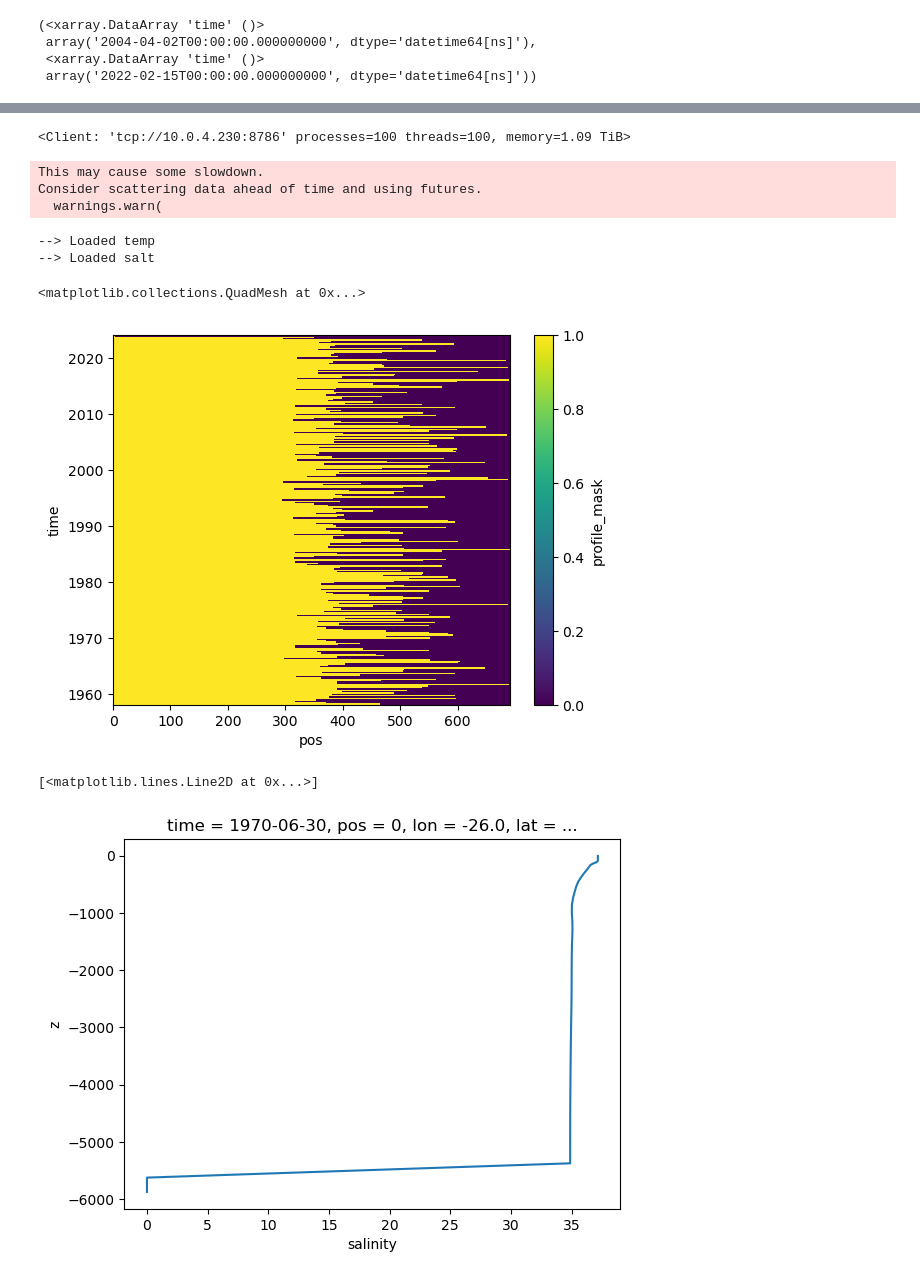
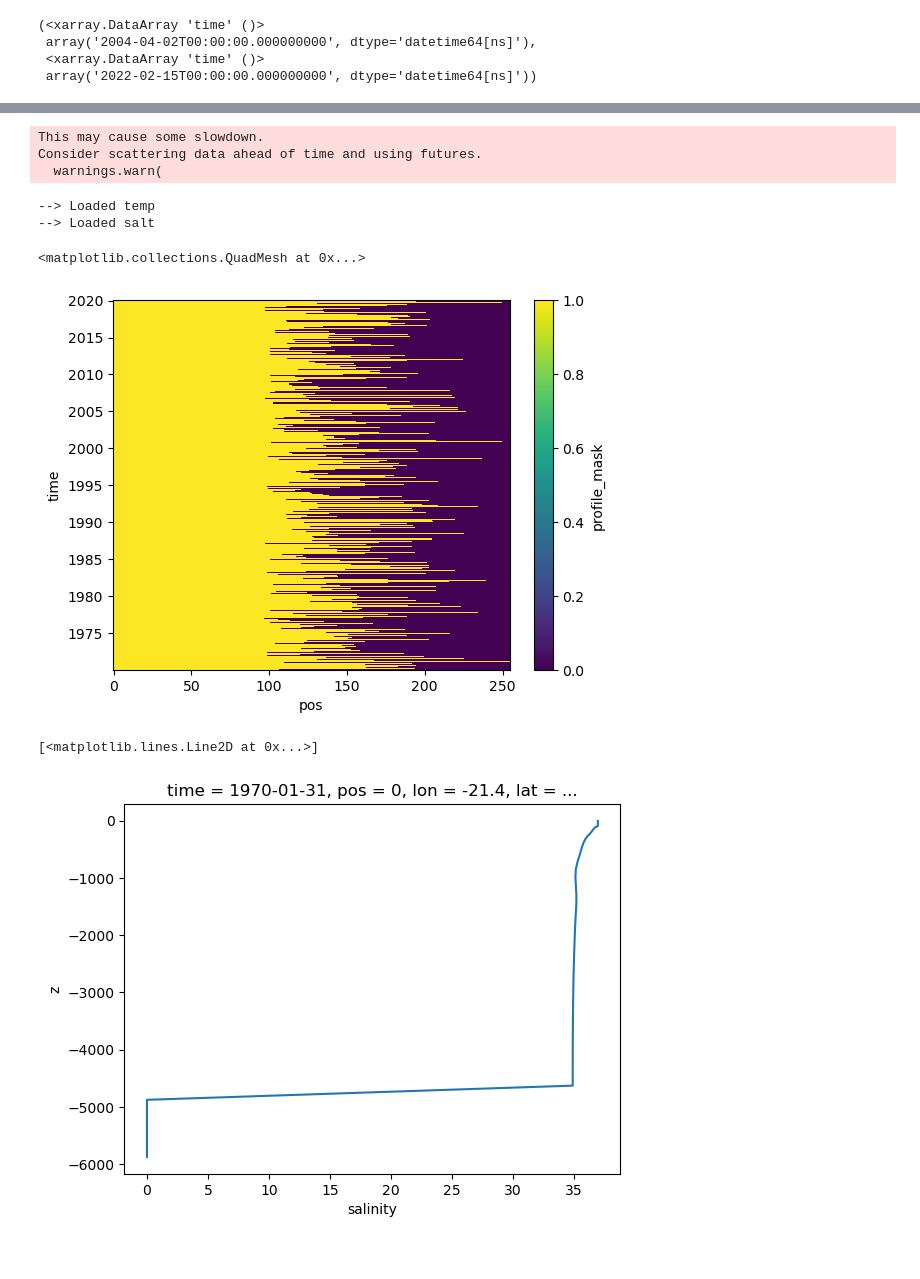
Before and after one commit to ywoelker/rapid-geostrophic-reconstruction, a Jupyter notebook: rapid_umo_reconstruction/09_viking_geostrophic_dataset.ipynb, the cells around one changed output, grey strips where cells are left out. Cells and saved outputs as stored; diff of their text form; code cells hidden in the pictures.

Commit message:
version: 09 argo dataset creation

```diff
--- a/rapid_umo_reconstruction/09_viking_geostrophic_dataset.ipynb
+++ b/rapid_umo_reconstruction/09_viking_geostrophic_dataset.ipynb
@@ -20,7 +20,7 @@ from pathlib import Path
 
 deep_argo = True
 
-smoothing_days = 90
+smoothing_days = 30
 
 time_smoothing = f'{smoothing_days}D'
 consecutive_argo_windows = 1
@@ -28,9 +28,8 @@ phi = 7 # Number of observations that have to be in each 10D window.
 
 dataset_path = Path(f'../rapid-geostrophic-reconstruction/datasets/smoothing_{smoothing_days}_days/argo_after_2012')
 
-cycle_number = 2
-
-
+cycle_number = 1
+dask_url = 'tcp://10.0.4.110:8786'
 
 if cycle_number == 1:
     suffix = '1st_7020'
@@ -64,8 +63,8 @@ argo_time_slice = slice('01-01-2012', None)
 dataset_sample_name = 'paperdraft'
 
 
-if not (dataset_path / dataset_path).exists():
-    dataset_path.mkdir(parents=True)
+if not (dataset_path / dataset_sample_name).exists():
+    (dataset_path / dataset_sample_name).mkdir(parents=True)
 
 
 time_mapping_file = dataset_path / dataset_sample_name / f'time_mapping_dict_{suffix}.pickle'
@@ -552,11 +478,0 @@ obs_argo_array = obs_argo_array.assign_coords({'depth': depth})
-# %%
-import pandas as pd
-df = obs_argo_array.isel(z = 0).to_dataframe()
-argo_frame = df[~pd.isna(df['profile_mask'])]
-
-argo_frame = argo_frame.assign(model_x = XY_indices[:, 0], model_y =  XY_indices[:, 1])
-argo_frame = argo_frame.reset_index()
-argo_frame.time_1d = argo_frame.time_1d + np.timedelta64(12, 'h')
-
-#filter the argo frame such that in column time only datetimes between the year year_min and 2019 are present
-# argo_frame = argo_frame[(argo_frame.time.dt.year >= year_min) & (argo_frame.time.dt.year < 2020)]
@@ -579,21 +478,0 @@ argo_frame
-# %%
-
-T = load_dataset_from_grid_type('T', (year_min, year_max), True, 'VIKING20X.L46-KFS003', '1d', chunks={'time_counter': 1, 'x': 100, 'y' :100})
-
-
-# all_argos = all_argos.assign(model_x = ('N_PROF', XY_indices[:, 0]), model_y = ('N_PROF', XY_indices[:, 1]))
-# nT = T.time_counter.shape[0]
-# argo_counts = np.random.normal(argo_count_mean, argo_count_std, size = (nT,)).astype(int)
-
-# argos_per_ts = argo_counts.max()
-
-
-# random_assigned_floats = argo_frame.iloc[np.random.randint(0, argo_frame.shape[0], size = (int(nT * argos_per_ts),))]
-# random_assigned_floats = random_assigned_floats.assign(time_model = np.tile(T.time_counter, (argos_per_ts, 1)).T.flatten())
-
-modified_T = T.sel(
-    y = xr.DataArray(argo_frame.model_y.values),
-    x = xr.DataArray(argo_frame.model_x.values),
-    # deptht = slice(None, T_with_stress.deptht[DEPTH_DIM - 1]),
-    time_counter = xr.DataArray(argo_frame.time_1d.values),
-)
@@ -718,7 +540,3 @@ client = Client('tcp://10.0.4.230:8786')
-# %%
-client
-# %% [output]
-<Client: 'tcp://10.0.4.230:8786' processes=100 threads=100, memory=1.09 TiB>
 # %%
 if deep_argo:
     dataset.votemper.load()
@@ -759,19 +575,19 @@ viking_argo_ds = xr.Dataset(
 viking_argo_ds.profile_mask.plot()
 # %% [output]
 <matplotlib.collections.QuadMesh at 0x...>
-[figure, old version]
+[figure, new version]
 # %%
 from gsw import CT_from_pt, rho
 
 viking_argo_ds['ct']  = CT_from_pt(viking_argo_ds.salinity, viking_argo_ds.temperature)
 viking_argo_ds['rho'] = rho(viking_argo_ds.salinity, viking_argo_ds.temperature, viking_argo_ds.pressure)
 
 viking_argo_ds = viking_argo_ds.transpose('time', 'pos', 'z')
 viking_argo_ds = viking_argo_ds.sortby('z')
-viking_argo_ds.isel(time = 50, pos = 0).salinity.plot(y = 'z')
+viking_argo_ds.isel(time = 0, pos = 0).salinity.plot(y = 'z')
 # %% [output]
 [<matplotlib.lines.Line2D at 0x...>]
-[figure, old version]
+[figure, new version]
 # %%
 viking_argo_ds
 # %% [output]
```
Also changed, not shown: parts of 27 cells of this notebook.
